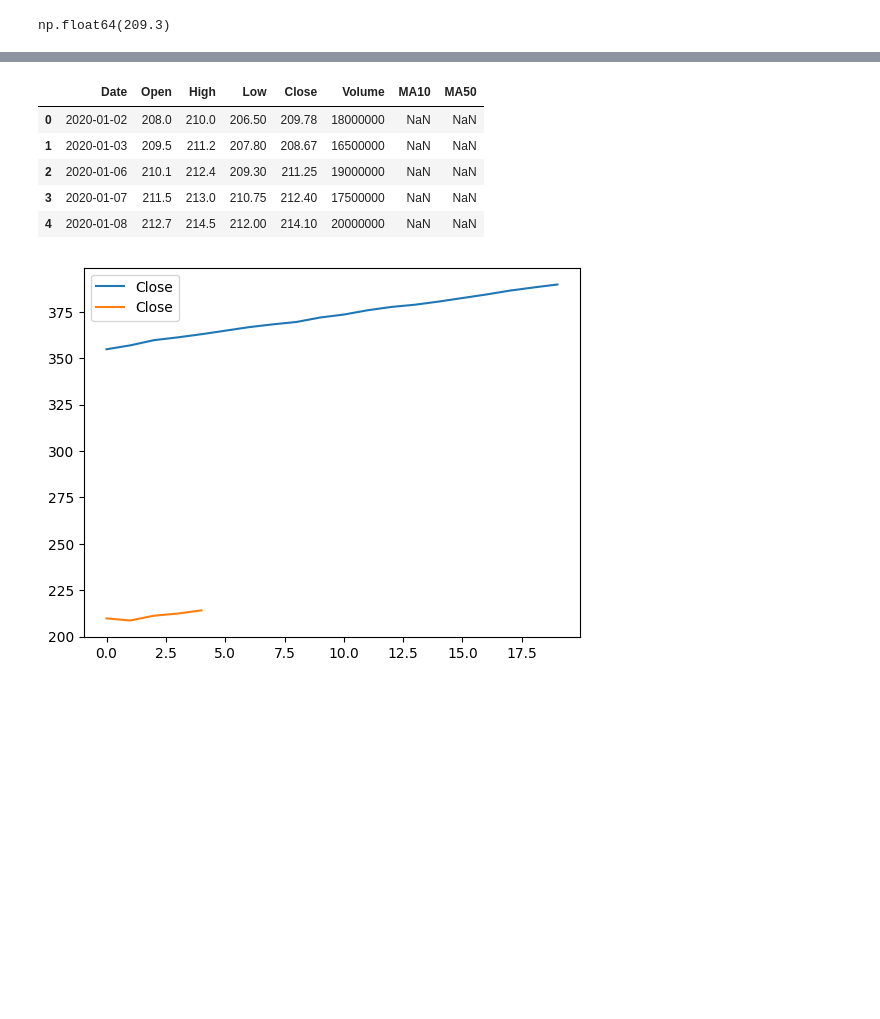
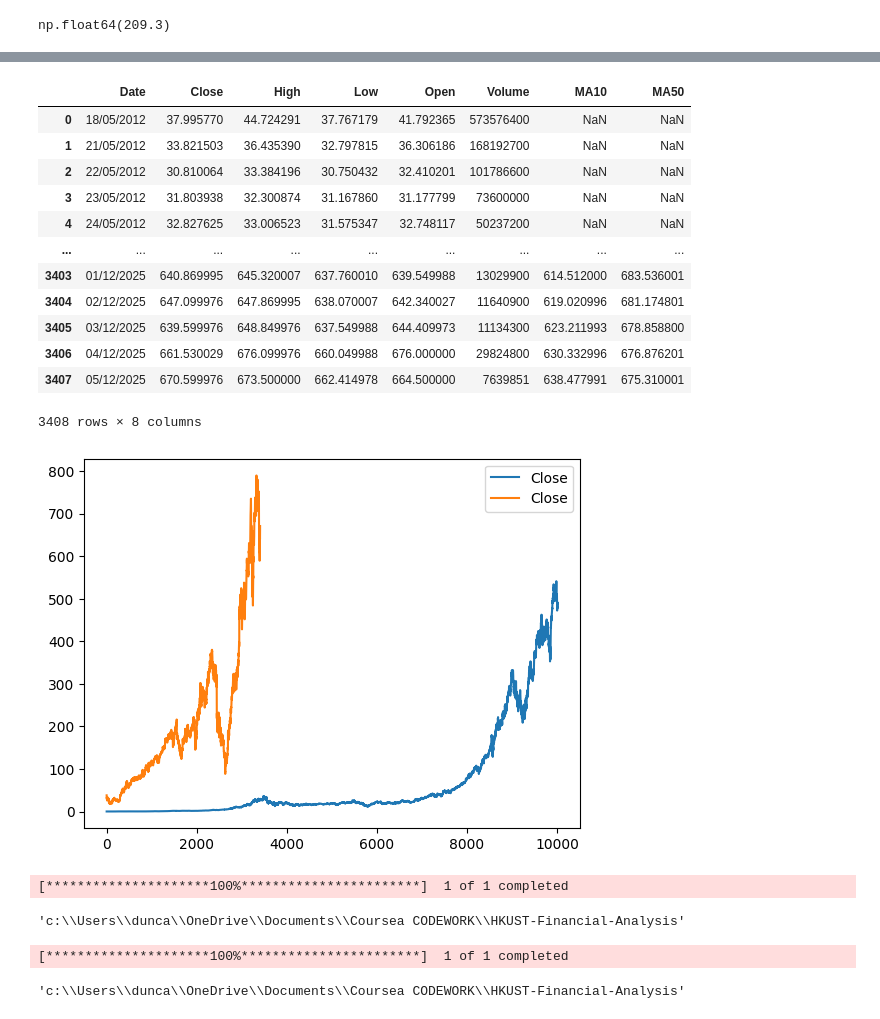
Before and after one commit to title-robbie-title/hkust-financial-analysis, a Jupyter notebook: HKUST-Financial-Analysis/module1.ipynb, the cells around one changed output, grey strips where cells are left out. Drawn from its saved outputs; the diff is of its cells as text; code cells hidden in the pictures; blank space fills up the shorter version.

```diff
--- a/HKUST-Financial-Analysis/module1.ipynb
+++ b/HKUST-Financial-Analysis/module1.ipynb
@@ -249,23 +268,57 @@ ms.head()
 # %%
 import pandas as pd
 ms = pd.read_csv('Data/microsoft.csv')
 fb = pd.read_csv('Data/facebook.csv')
 
 ms['MA10'] = ms['Close'].rolling(10).mean()   # fast signal
 ms['MA50'] = ms['Close'].rolling(50).mean()   # slow signal
 ms['Close'].plot(legend=True)
 fb['MA10'] = fb['Close'].rolling(10).mean()   # fast signal
 fb['MA50'] = fb['Close'].rolling(50).mean()   # slow signal
 fb['Close'].plot(legend=True)
 
-ms.head()
-fb.head()
+ms
+fb
 #plotting microsoft closing price and facebook closing price from their respective dataframes. testing if both can be plotted together
 # %% [output]
-|  | Date | Open | High | Low | Close | Volume | MA10 | MA50 |
-| 0 | 2020-01-02 | 208.0 | 210.0 | 206.50 | 209.78 | 18000000 | NaN | NaN |
-| 1 | 2020-01-03 | 209.5 | 211.2 | 207.80 | 208.67 | 16500000 | NaN | NaN |
-| 2 | 2020-01-06 | 210.1 | 212.4 | 209.30 | 211.25 | 19000000 | NaN | NaN |
-| 3 | 2020-01-07 | 211.5 | 213.0 | 210.75 | 212.40 | 17500000 | NaN | NaN |
-| 4 | 2020-01-08 | 212.7 | 214.5 | 212.00 | 214.10 | 20000000 | NaN | NaN |
+|  | Date | Close | High | Low | Open | Volume | MA10 | MA50 |
+| 0 | 18/05/2012 | 37.995770 | 44.724291 | 37.767179 | 41.792365 | 573576400 | NaN | NaN |
+| 1 | 21/05/2012 | 33.821503 | 36.435390 | 32.797815 | 36.306186 | 168192700 | NaN | NaN |
+| 2 | 22/05/2012 | 30.810064 | 33.384196 | 30.750432 | 32.410201 | 101786600 | NaN | NaN |
+| 3 | 23/05/2012 | 31.803938 | 32.300874 | 31.167860 | 31.177799 | 73600000 | NaN | NaN |
+| 4 | 24/05/2012 | 32.827625 | 33.006523 | 31.575347 | 32.748117 | 50237200 | NaN | NaN |
+| ... | ... | ... | ... | ... | ... | ... | ... | ... |
+| 3403 | 01/12/2025 | 640.869995 | 645.320007 | 637.760010 | 639.549988 | 13029900 | 614.512000 | 683.536001 |
+| 3404 | 02/12/2025 | 647.099976 | 647.869995 | 638.070007 | 642.340027 | 11640900 | 619.020996 | 681.174801 |
+| 3405 | 03/12/2025 | 639.599976 | 648.849976 | 637.549988 | 644.409973 | 11134300 | 623.211993 | 678.858800 |
+| 3406 | 04/12/2025 | 661.530029 | 676.099976 | 660.049988 | 676.000000 | 29824800 | 630.332996 | 676.876201 |
+| 3407 | 05/12/2025 | 670.599976 | 673.500000 | 662.414978 | 664.500000 | 7639851 | 638.477991 | 675.310001 |
+3408 rows × 8 columns
-[figure, old version]
+[figure, new version]
+# %%
+import yfinance as yf
+
+ms = yf.download("MSFT", period="max")
+ms.to_csv("microsoft.csv")
+#downloading microsoft stock data from yahoo finance and saving as csv to better results for rolling calculations
+# %% [output]
+[*********************100%***********************]  1 of 1 completed
+# %%
+import os
+os.getcwd()
+#checking current working directory
+# %% [output]
+'c:\\Users\\dunca\\OneDrive\\Documents\\Coursea CODEWORK\\HKUST-Financial-Analysis'
+# %%
+import yfinance as yf
+
+ms = yf.download("META", period="max")
+ms.to_csv("facebook.csv")
+#downloading facebook stock data from yahoo finance and saving as csv to better results for rolling calculations
+# %% [output]
+[*********************100%***********************]  1 of 1 completed
+# %%
+import os
+os.getcwd()
+# %% [output]
+'c:\\Users\\dunca\\OneDrive\\Documents\\Coursea CODEWORK\\HKUST-Financial-Analysis'
```
Also changed, not shown: parts of 14 cells of this notebook.
